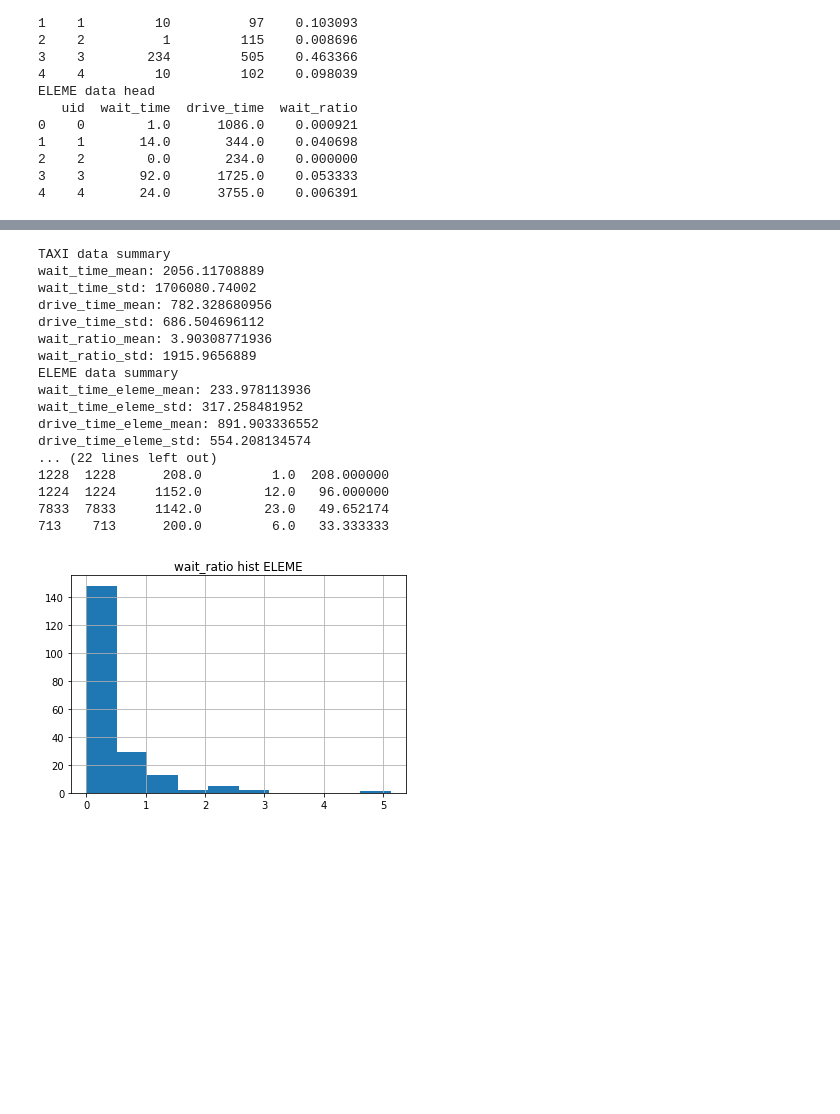
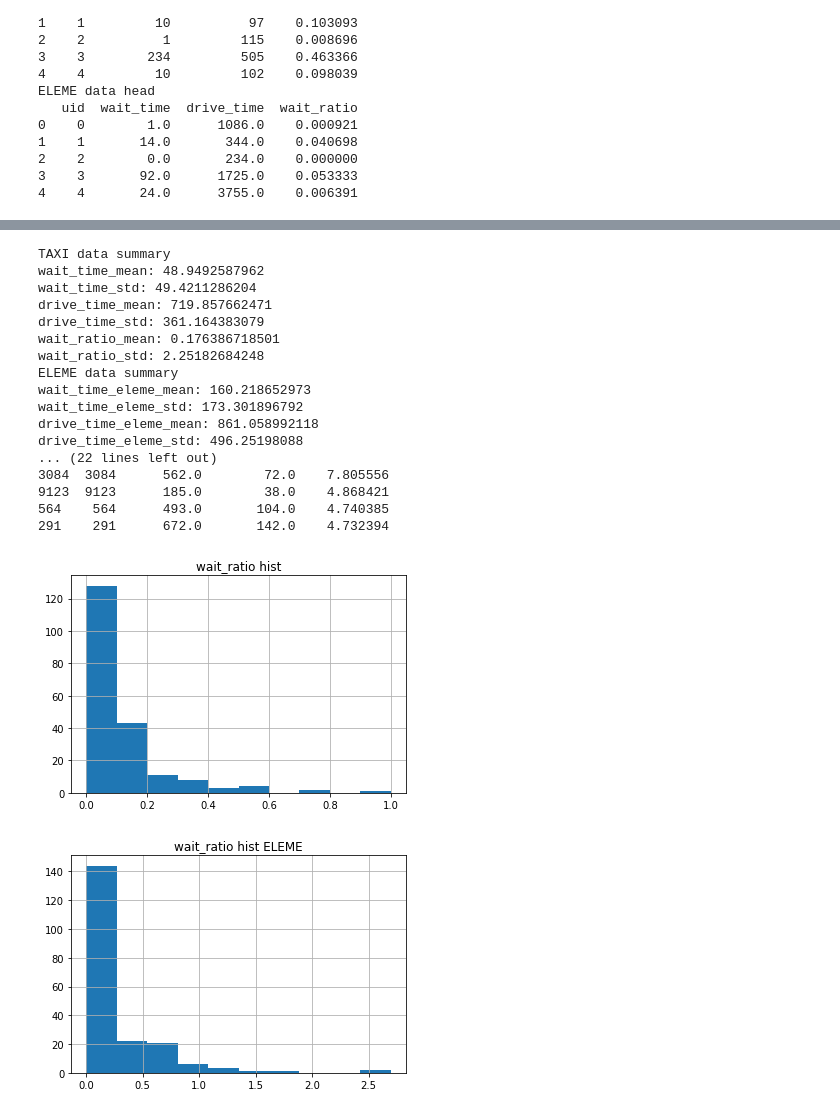
Before and after one commit to dymodi/dymodi.github.io, a Jupyter notebook: Research/Beacon/src/taxi_rider_compare.ipynb, the cells around one changed output, grey strips where cells are left out. Saved outputs shown, nothing was run; the diff lists cells and outputs as text; code cells hidden in the pictures; blank space fills up the shorter version.

```diff
--- a/Research/Beacon/src/taxi_rider_compare.ipynb
+++ b/Research/Beacon/src/taxi_rider_compare.ipynb
@@ -194,49 +228,50 @@ print('wait_time_eleme_mean:', wait_time_eleme_mean)
 print('wait_time_eleme_std:', wait_time_eleme_std)
 print('drive_time_eleme_mean:', drive_time_eleme_mean)
 print('drive_time_eleme_std:', drive_time_eleme_std)
 print('wait_ratio_eleme_mean:', wait_ratio_eleme_mean)
 print('wait_ratio_eleme_std:', wait_ratio_eleme_std)
 
 
 # # Get some sample to have a insight
 # # Taxi
 timediff_sample = df_timediff.sample(n=200)
 # print(timediff_sample)
 print('timediff_sort sample order by wait_ratio desc')
 timediff_sort = df_timediff.sort_values(by='wait_ratio', ascending=False)
 print(timediff_sort.head(10))
 # ELEME
 timediff_eleme_sample = df_timediff_eleme.sample(n=200)
 print('timediff_eleme_sort sample order by wait_ratio desc ELEME')
 timediff_eleme_sort = df_timediff_eleme.sort_values(by='wait_ratio', ascending=False)
 print(timediff_eleme_sort.head(10))
 # 为什么wait_ratio的mean和std是inf和nan？
 
 # # Hist of wait time
-# # Taix
-# timediff_sample.hist('wait_ratio', bins=10)
-# plt.title('wait_ratio hist')
-# plt.show()
+# Taix
+timediff_sample.hist('wait_ratio', bins=10)
+plt.title('wait_ratio hist')
+plt.show()
 # ELEME
 timediff_eleme_sample.hist('wait_ratio', bins=10)
 plt.title('wait_ratio hist ELEME')
 plt.show()
 # %% [output]
 TAXI data summary
-wait_time_mean: 2056.11708889
-wait_time_std: 1706080.74002
-drive_time_mean: 782.328680956
-drive_time_std: 686.504696112
-wait_ratio_mean: 3.90308771936
-wait_ratio_std: 1915.9656889
+wait_time_mean: 48.9492587962
+wait_time_std: 49.4211286204
+drive_time_mean: 719.857662471
+drive_time_std: 361.164383079
+wait_ratio_mean: 0.176386718501
+wait_ratio_std: 2.25182684248
 ELEME data summary
-wait_time_eleme_mean: 233.978113936
-wait_time_eleme_std: 317.258481952
-drive_time_eleme_mean: 891.903336552
-drive_time_eleme_std: 554.208134574
+wait_time_eleme_mean: 160.218652973
+wait_time_eleme_std: 173.301896792
+drive_time_eleme_mean: 861.058992118
+drive_time_eleme_std: 496.25198088
 ... (22 lines left out)
-1228  1228      208.0         1.0  208.000000
-1224  1224     1152.0        12.0   96.000000
-7833  7833     1142.0        23.0   49.652174
-713    713      200.0         6.0   33.333333
+3084  3084      562.0        72.0    7.805556
+9123  9123      185.0        38.0    4.868421
+564    564      493.0       104.0    4.740385
+291    291      672.0       142.0    4.732394
-[figure, old version]
+[figure, new version]
+[figure, added]
```
Also changed, not shown: parts of 3 cells of this notebook, 4 other files.
